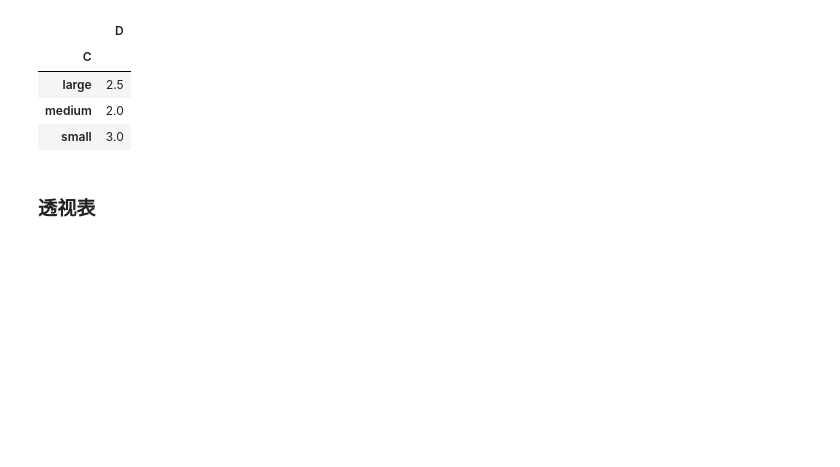
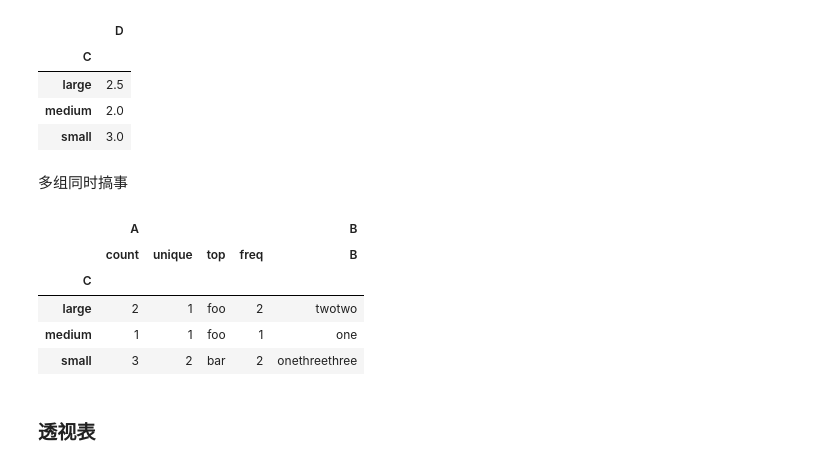
Before and after one commit to supersheepbear/notebooks, a Jupyter notebook: python/pandas基础命令速查表.ipynb, the cells around one changed output. Cells and saved outputs as stored; diff of their text form; code cells hidden in the pictures; blank space fills up the shorter version.

```diff
--- a/python/pandas基础命令速查表.ipynb
+++ b/python/pandas基础命令速查表.ipynb
@@ -684,6 +758,17 @@ df.groupby('C').mean()
 | large | 2.5 |
 | medium | 2.0 |
 | small | 3.0 |
+# %% [markdown]
+多组同时搞事
+# %%
+df.groupby('C').agg({'A':'describe', 'B':'sum'})
+# %% [output]
+|  | A |  |  |  | B |
+|  | count | unique | top | freq | B |
+| C |  |  |  |  |  |
+| large | 2 | 1 | foo | 2 | twotwo |
+| medium | 1 | 1 | foo | 1 | one |
+| small | 3 | 2 | bar | 2 | onethreethree |
 # %% [markdown]
 ### 透视表
 # %%
```
Also changed, not shown: parts of 80 cells of this notebook, 12 other files.
